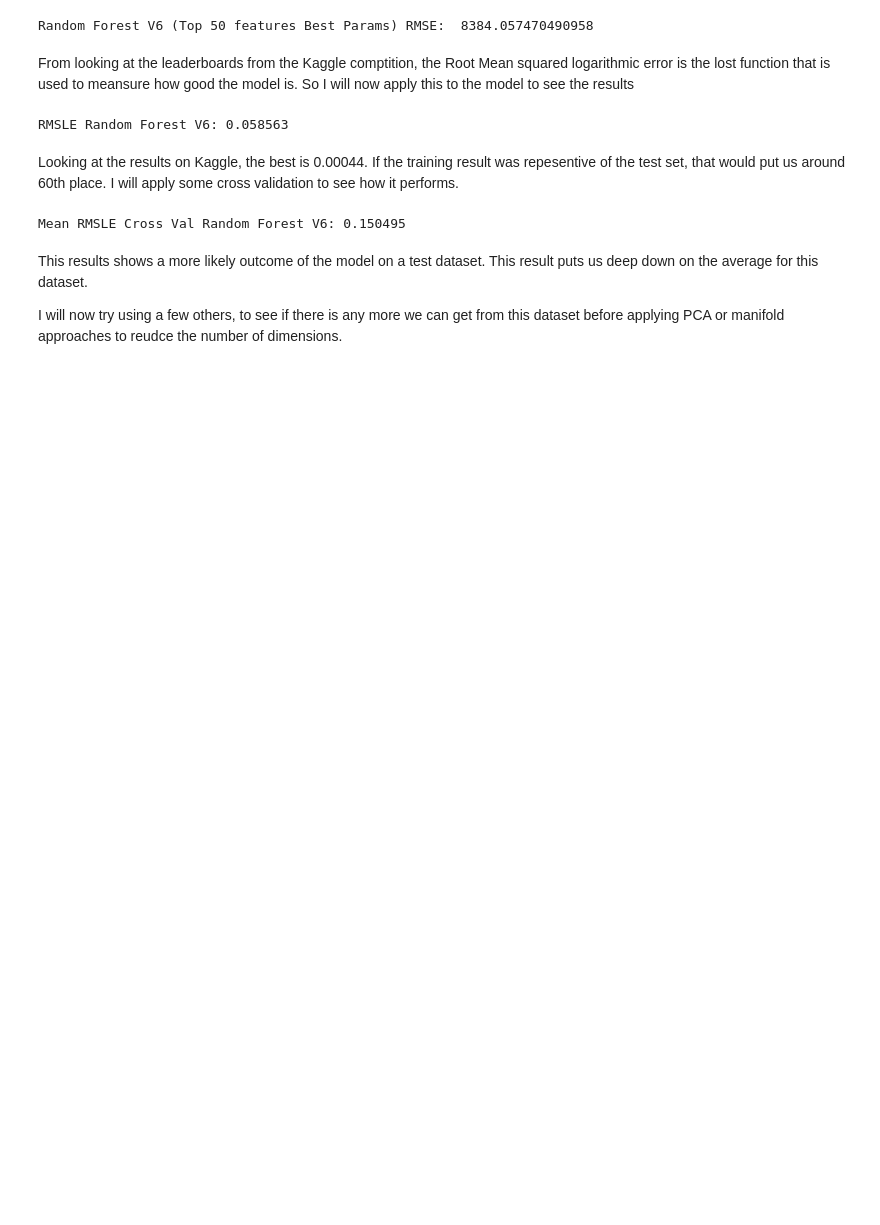
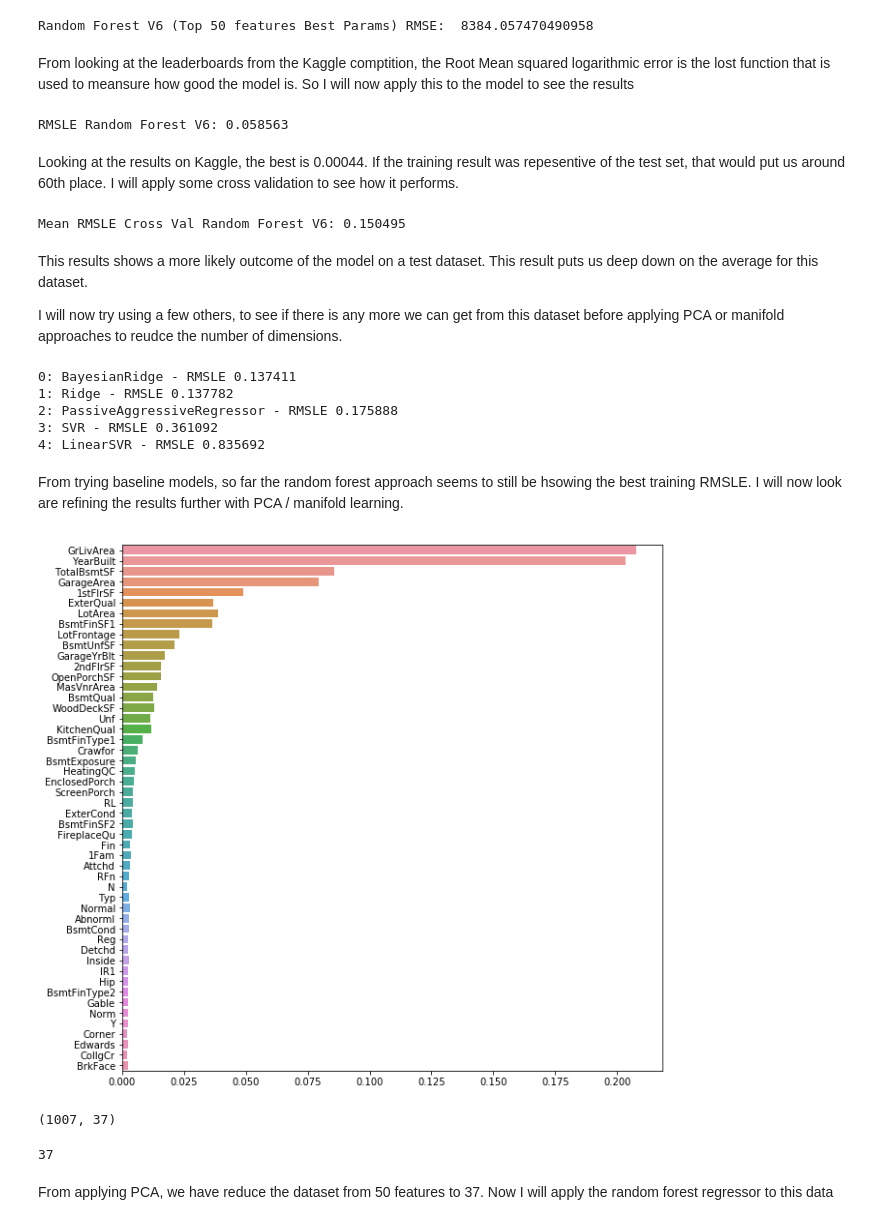
Before and after one commit to Ryan95Z/ml-house-prices, a Jupyter notebook: notebooks/House Prices - Processing the data.ipynb, the cells around one changed output. Drawn from its saved outputs; the diff is of its cells as text; code cells hidden in the pictures; blank space fills up the shorter version.

Commit message:
trained a few other models. So far random forest seems to be the best but removing more features than 50 results in performance degrading

```diff
--- a/notebooks/House Prices - Processing the data.ipynb
+++ b/notebooks/House Prices - Processing the data.ipynb
@@ -523,0 +518,53 @@ clfs =
+# %%
+from sklearn.linear_model import BayesianRidge, Ridge, PassiveAggressiveRegressor
+from sklearn.svm import SVR, LinearSVR
+
+clfs = [
+    BayesianRidge(),
+    Ridge(random_state=RANDOM_STATE),
+    PassiveAggressiveRegressor(random_state=RANDOM_STATE),
+    SVR(),
+    LinearSVR(random_state=RANDOM_STATE)
+]
+
+for idx, clf in enumerate(clfs):
+    clf.fit(X_train_top_50_processed, y_train)
+
+    rmsle = get_root_mean_squared_log_error(clf, X_train_top_50_processed, y_train)
+    print('{}: {} - RMSLE {:.6f}'.format(idx, clf.__class__.__name__, rmsle ))
+# %% [output]
+0: BayesianRidge - RMSLE 0.137411
+1: Ridge - RMSLE 0.137782
+2: PassiveAggressiveRegressor - RMSLE 0.175888
+3: SVR - RMSLE 0.361092
+4: LinearSVR - RMSLE 0.835692
+# %% [markdown]
+From trying baseline models, so far the random forest approach seems to still be hsowing the best training RMSLE. I will now look are refining the results further with PCA / manifold learning.
+# %%
+import seaborn as sns
+import matplotlib.pyplot as plt
+
+# Visualising the most important features
+top_50_labels = all_labels[top_100_features_index][top_50_features]
+feature_importance = rand_forest_v6.feature_importances_
+
+plt.figure(figsize=(10, 10))
+sns.barplot(feature_importance, top_50_labels)
+plt.show()
+# %% [output]
+[figure, added]
+# %%
+from sklearn.decomposition import PCA
+
+pca_v1 = PCA(n_components=0.99, random_state=RANDOM_STATE)
+X_train_pca = pca_v1.fit_transform(X_train_top_50_processed)
+X_train_pca.shape
+# %% [output]
+(1007, 37)
+# %%
+# Number of components with 99% explained variance
+pca_v1.n_components_
+# %% [output]
+37
+# %% [markdown]
+From applying PCA, we have reduce the dataset from 50 features to 37. Now I will apply the random forest regressor to this data
```
Also changed, not shown: parts of 7 cells of this notebook.
